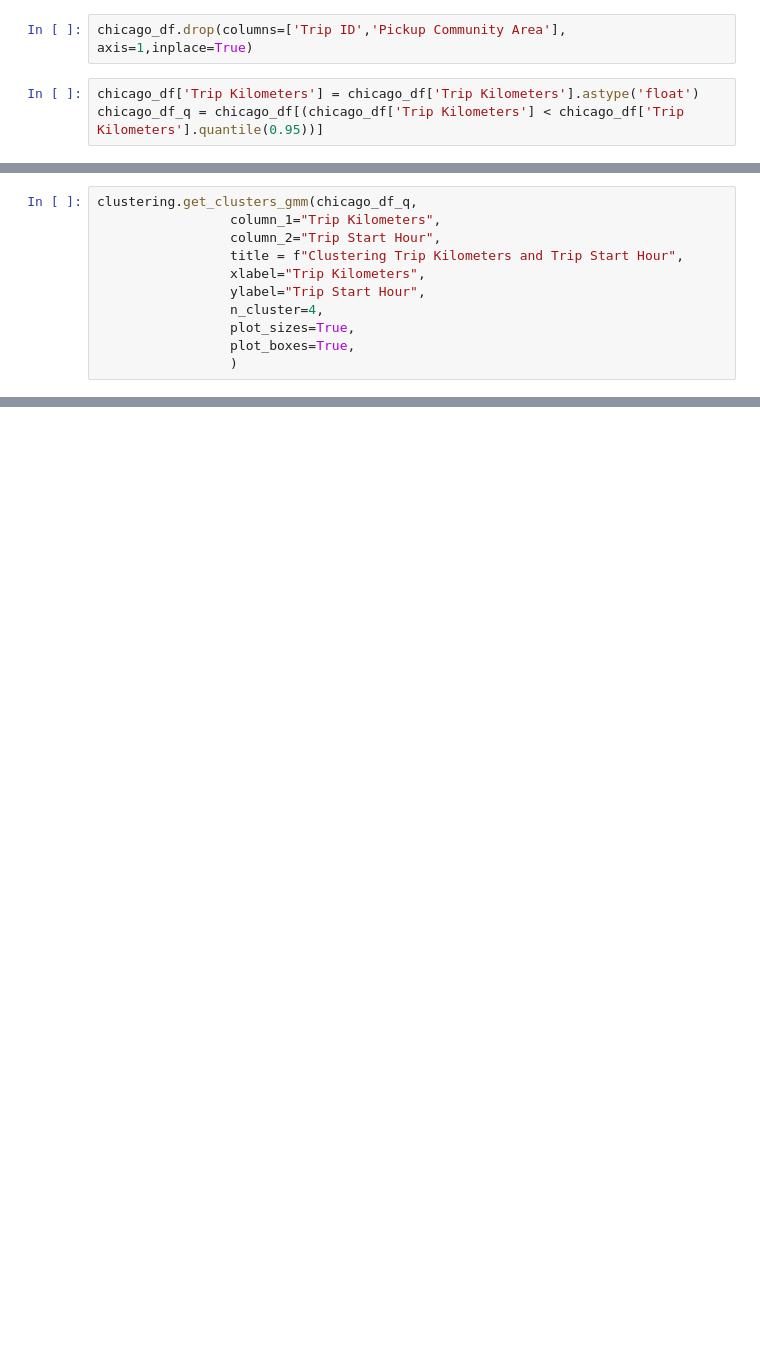
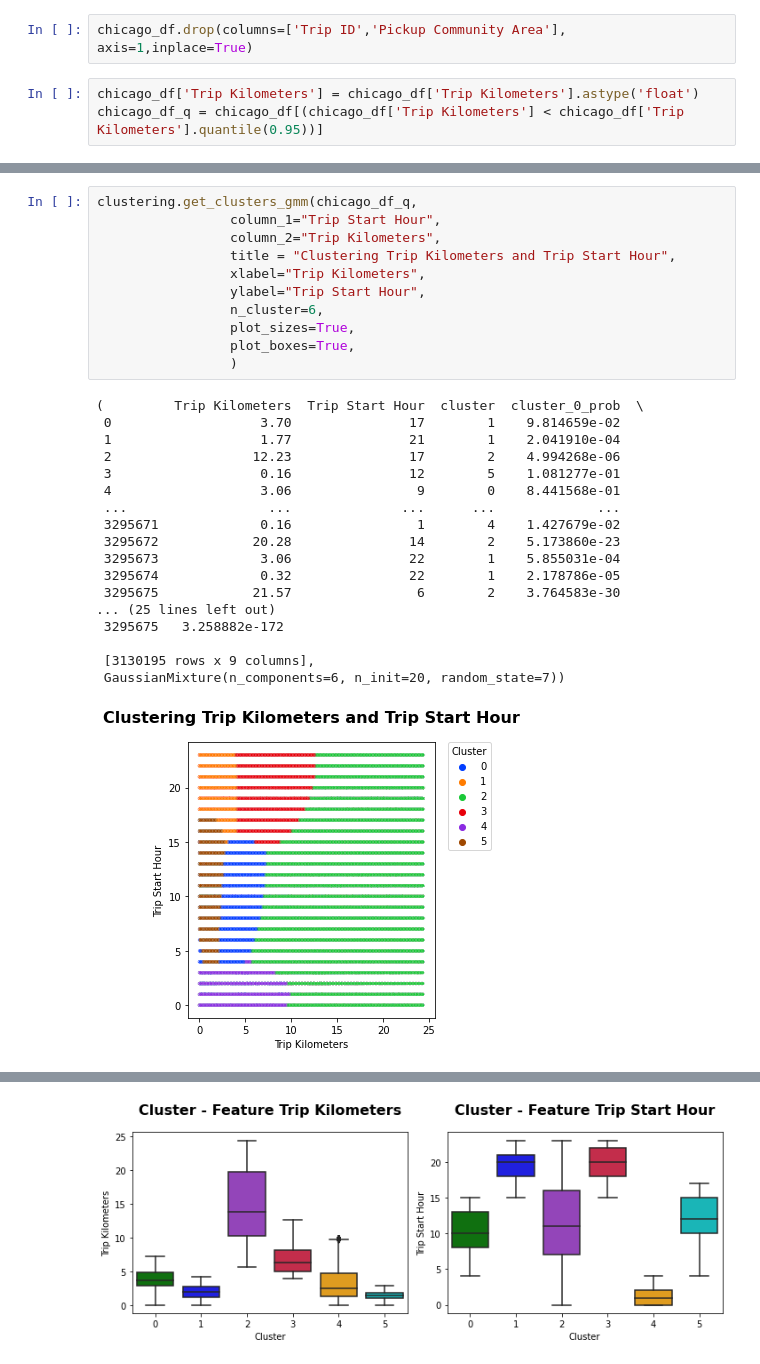
Before and after one commit to SepehrRad/aaa21, a Jupyter notebook: notebooks/clustering.ipynb, the cells around one changed output, grey strips where cells are left out. Cells and saved outputs as stored; diff of their text form; blank space fills up the shorter version.

Commit message:
Run clustering notebook + minor bugfixes

```diff
--- a/notebooks/clustering.ipynb
+++ b/notebooks/clustering.ipynb
@@ -20,11 +29,30 @@ clustering.get_silhouette_score(chicago_df_q , "Trip Start Hour","Trip Kilometer
 # %%
 clustering.get_clusters_gmm(chicago_df_q,
-                 column_1="Trip Kilometers",
-                 column_2="Trip Start Hour",
-                 title = f"Clustering Trip Kilometers and Trip Start Hour",
+                 column_1="Trip Start Hour",
+                 column_2="Trip Kilometers",
+                 title = "Clustering Trip Kilometers and Trip Start Hour",
                  xlabel="Trip Kilometers",
                  ylabel="Trip Start Hour",
-                 n_cluster=4,
+                 n_cluster=6,
                  plot_sizes=True,
                  plot_boxes=True,
                  )
+# %% [output]
+(         Trip Kilometers  Trip Start Hour  cluster  cluster_0_prob  \
+ 0                   3.70               17        1    9.814659e-02
+ 1                   1.77               21        1    2.041910e-04
+ 2                  12.23               17        2    4.994268e-06
+ 3                   0.16               12        5    1.081277e-01
+ 4                   3.06                9        0    8.441568e-01
+ ...                  ...              ...      ...             ...
+ 3295671             0.16                1        4    1.427679e-02
+ 3295672            20.28               14        2    5.173860e-23
+ 3295673             3.06               22        1    5.855031e-04
+ 3295674             0.32               22        1    2.178786e-05
+ 3295675            21.57                6        2    3.764583e-30
+... (25 lines left out)
+ 3295675   3.258882e-172
+
+ [3130195 rows x 9 columns],
+ GaussianMixture(n_components=6, n_init=20, random_state=7))
+[figure, added]
@@ -31 +60,2 @@ clustering.get_clusters_gmm(chicago_df_q,
+[figure, added]
 # %%
```
Also changed, not shown: parts of 5 cells of this notebook, 1 other file.
